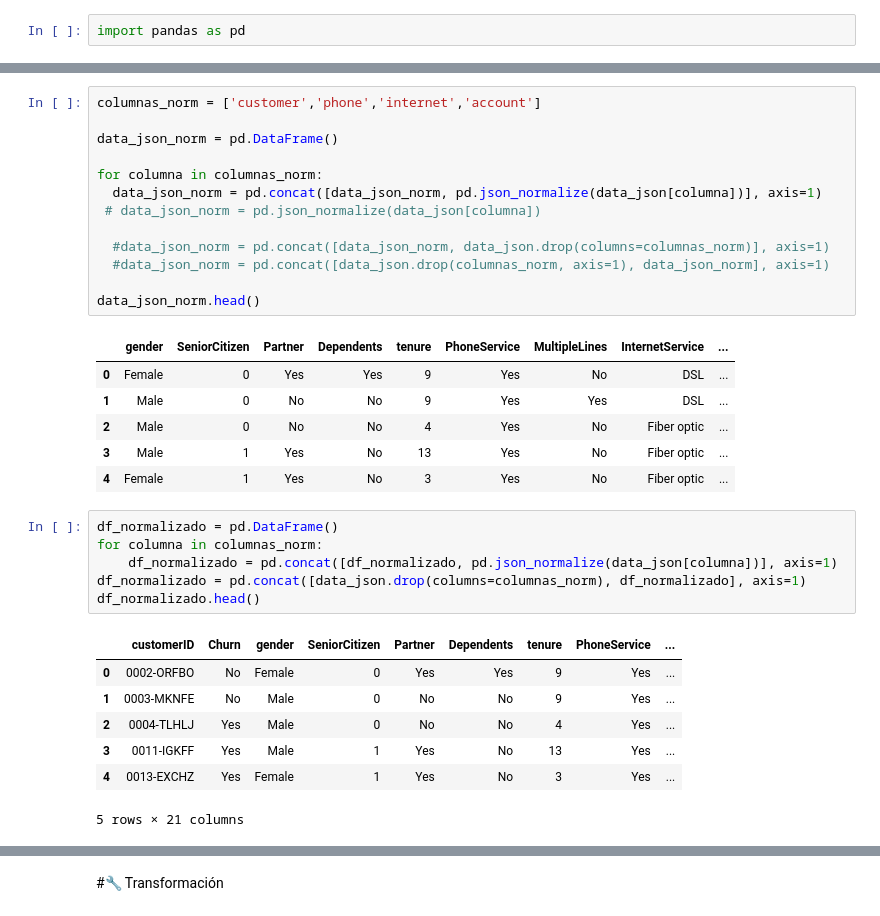
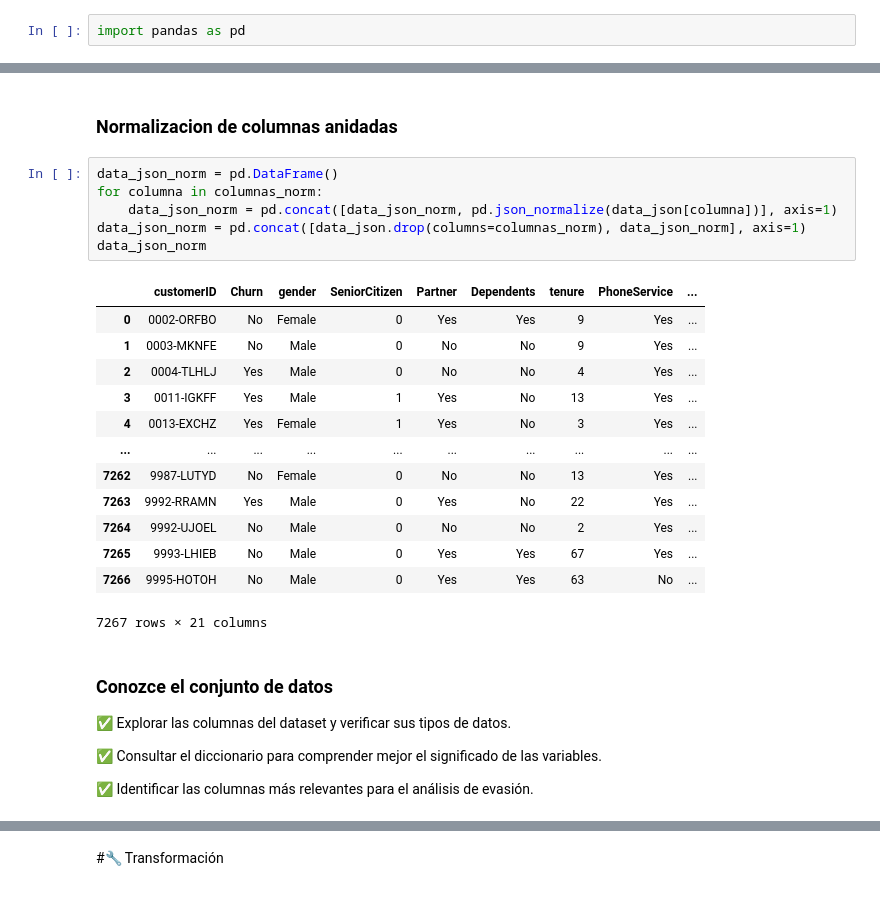
Before and after one commit to arnaldourbina/desafio_telecom_x, a Jupyter notebook: TelecomX_LATAM.ipynb, the cells around one changed output, grey strips where cells are left out. Cells and saved outputs as stored; diff of their text form.

```diff
--- a/TelecomX_LATAM.ipynb
+++ b/TelecomX_LATAM.ipynb
@@ -14,37 +14,33 @@ data_json.head()
 | 2 | 0004-TLHLJ | Yes | {'gender': 'Male', 'SeniorCitizen... | {'PhoneService': 'Yes', 'Multiple... | {'InternetService': 'Fiber optic'... | {'Contract': 'Month-to-month', 'P... |
 | 3 | 0011-IGKFF | Yes | {'gender': 'Male', 'SeniorCitizen... | {'PhoneService': 'Yes', 'Multiple... | {'InternetService': 'Fiber optic'... | {'Contract': 'Month-to-month', 'P... |
 | 4 | 0013-EXCHZ | Yes | {'gender': 'Female', 'SeniorCitiz... | {'PhoneService': 'Yes', 'Multiple... | {'InternetService': 'Fiber optic'... | {'Contract': 'Month-to-month', 'P... |
+# %% [markdown]
+### Normalizacion de columnas anidadas
 # %%
-columnas_norm = ['customer','phone','internet','account']
-
 data_json_norm = pd.DataFrame()
-
 for columna in columnas_norm:
-  data_json_norm = pd.concat([data_json_norm, pd.json_normalize(data_json[columna])], axis=1)
- # data_json_norm = pd.json_normalize(data_json[columna])
-
-  #data_json_norm = pd.concat([data_json_norm, data_json.drop(columns=columnas_norm)], axis=1)
-  #data_json_norm = pd.concat([data_json.drop(columnas_norm, axis=1), data_json_norm], axis=1)
-
-data_json_norm.head()
+    data_json_norm = pd.concat([data_json_norm, pd.json_normalize(data_json[columna])], axis=1)
+data_json_norm = pd.concat([data_json.drop(columns=columnas_norm), data_json_norm], axis=1)
+data_json_norm
 # %% [output]
-|  | gender | SeniorCitizen | Partner | Dependents | tenure | PhoneService | MultipleLines | InternetService | ... |
-| 0 | Female | 0 | Yes | Yes | 9 | Yes | No | DSL | ... |
-| 1 | Male | 0 | No | No | 9 | Yes | Yes | DSL | ... |
-| 2 | Male | 0 | No | No | 4 | Yes | No | Fiber optic | ... |
-| 3 | Male | 1 | Yes | No | 13 | Yes | No | Fiber optic | ... |
-| 4 | Female | 1 | Yes | No | 3 | Yes | No | Fiber optic | ... |
+|  | customerID | Churn | gender | SeniorCitizen | Partner | Dependents | tenure | PhoneService | ... |
+| 0 | 0002-ORFBO | No | Female | 0 | Yes | Yes | 9 | Yes | ... |
+| 1 | 0003-MKNFE | No | Male | 0 | No | No | 9 | Yes | ... |
+| 2 | 0004-TLHLJ | Yes | Male | 0 | No | No | 4 | Yes | ... |
+| 3 | 0011-IGKFF | Yes | Male | 1 | Yes | No | 13 | Yes | ... |
+| 4 | 0013-EXCHZ | Yes | Female | 1 | Yes | No | 3 | Yes | ... |
+| ... | ... | ... | ... | ... | ... | ... | ... | ... | ... |
+| 7262 | 9987-LUTYD | No | Female | 0 | No | No | 13 | Yes | ... |
+| 7263 | 9992-RRAMN | Yes | Male | 0 | Yes | No | 22 | Yes | ... |
+| 7264 | 9992-UJOEL | No | Male | 0 | No | No | 2 | Yes | ... |
+| 7265 | 9993-LHIEB | No | Male | 0 | Yes | Yes | 67 | Yes | ... |
+| 7266 | 9995-HOTOH | No | Male | 0 | Yes | Yes | 63 | No | ... |
+7267 rows × 21 columns
-# %%
-df_normalizado = pd.DataFrame()
-for columna in columnas_norm:
-    df_normalizado = pd.concat([df_normalizado, pd.json_normalize(data_json[columna])], axis=1)
-df_normalizado = pd.concat([data_json.drop(columns=columnas_norm), df_normalizado], axis=1)
-df_normalizado.head()
-# %% [output]
-|  | customerID | Churn | gender | SeniorCitizen | Partner | Dependents | tenure | PhoneService | ... |
-| 0 | 0002-ORFBO | No | Female | 0 | Yes | Yes | 9 | Yes | ... |
-| 1 | 0003-MKNFE | No | Male | 0 | No | No | 9 | Yes | ... |
-| 2 | 0004-TLHLJ | Yes | Male | 0 | No | No | 4 | Yes | ... |
-| 3 | 0011-IGKFF | Yes | Male | 1 | Yes | No | 13 | Yes | ... |
-| 4 | 0013-EXCHZ | Yes | Female | 1 | Yes | No | 3 | Yes | ... |
-5 rows × 21 columns
+# %% [markdown]
+### Conozce el conjunto de datos
+
+✅ Explorar las columnas del dataset y verificar sus tipos de datos.
+
+✅ Consultar el diccionario para comprender mejor el significado de las variables.
+
+✅ Identificar las columnas más relevantes para el análisis de evasión.
```
Also changed, not shown: parts of 4 cells of this notebook.
